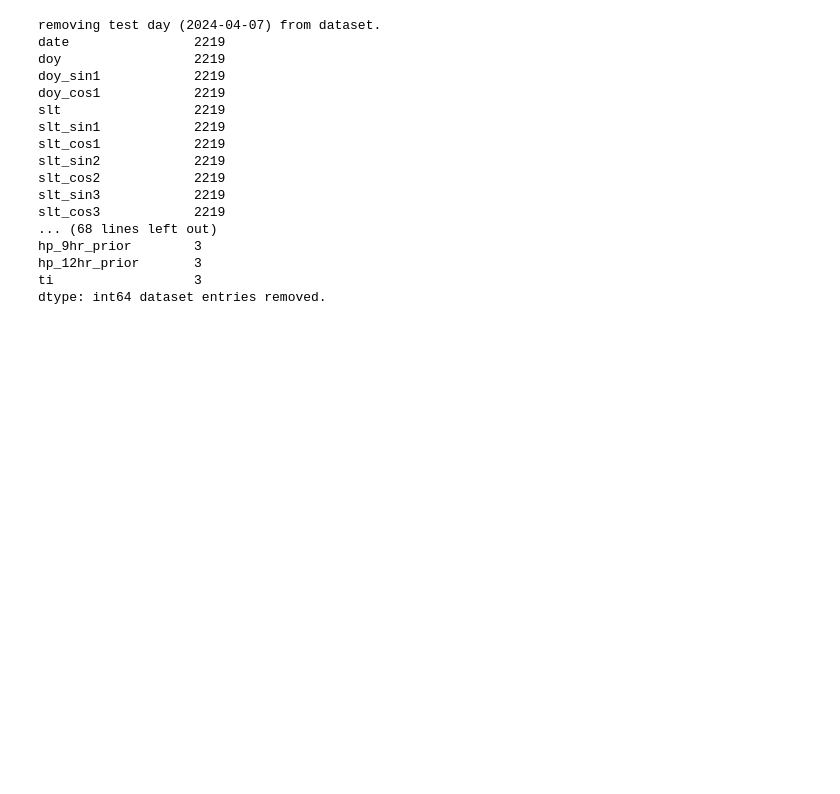
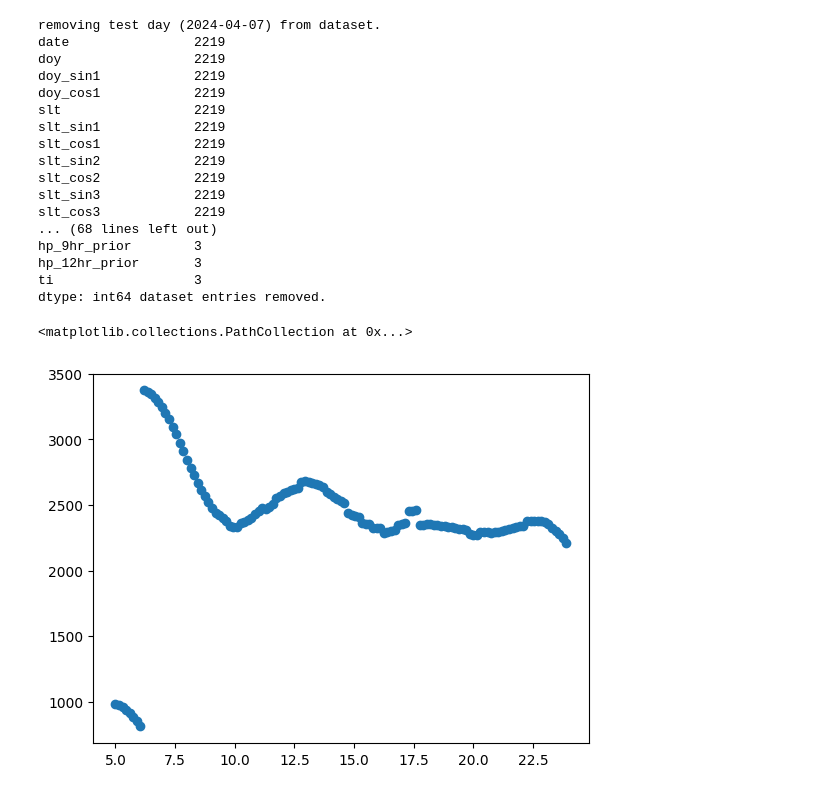
Before and after one commit to mcardonaserrano/MISA_pySLIME, a Jupyter notebook: MISA_pySLIME/notebooks/MISA_pySLIME_ETE_2.0.9.ipynb, the cells around one changed output. Drawn from its saved outputs; the diff is of its cells as text; code cells hidden in the pictures; blank space fills up the shorter version.

```diff
--- a/MISA_pySLIME/notebooks/MISA_pySLIME_ETE_2.0.9.ipynb
+++ b/MISA_pySLIME/notebooks/MISA_pySLIME_ETE_2.0.9.ipynb
@@ -930,0 +1160,23 @@ np.save(f'../model/{target_variable}_model_2_0_9.npy', bin_models)
+# %%
+from matplotlib import pyplot as plt
+import numpy as np
+# evaluate predictions
+predictions = [
+    predict_generic(
+        coords = (-80,450),
+        doy=99,
+        time=time,
+        year=2024,
+        input_coords='az_alt',
+        time_ref='ut',
+        model_dict=bin_models,
+        target_indices=geo_physical_features
+    )
+    for time in np.arange(5,24,0.15)
+]
+
+plt.scatter(np.arange(5,24,0.15), predictions, label='Predictions')
+# plt.ylim(0, 1e12)
+# %% [output]
+<matplotlib.collections.PathCollection at 0x...>
+[figure, added]
```
Also changed, not shown: parts of 3 cells of this notebook, 3 other files.
